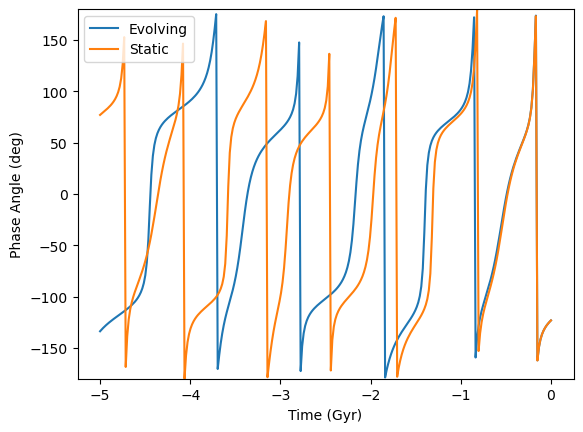
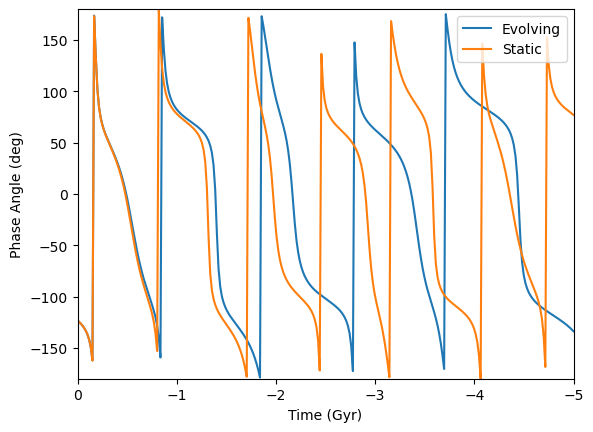
The change to this notebook cell's code, shown as a diff; its figure went from the first image to the second:
--- before
+++ after
@@ -6,2 +6,3 @@
 plt.ylim(-180,180)
 plt.legend()
+plt.xlim(0,-5)

Commit: stuff